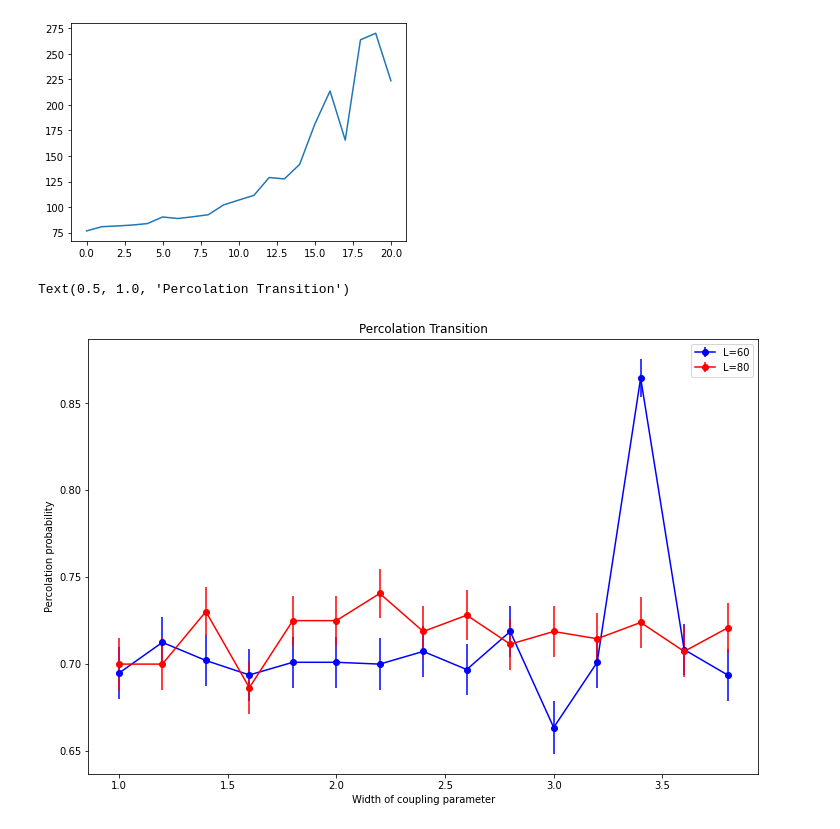
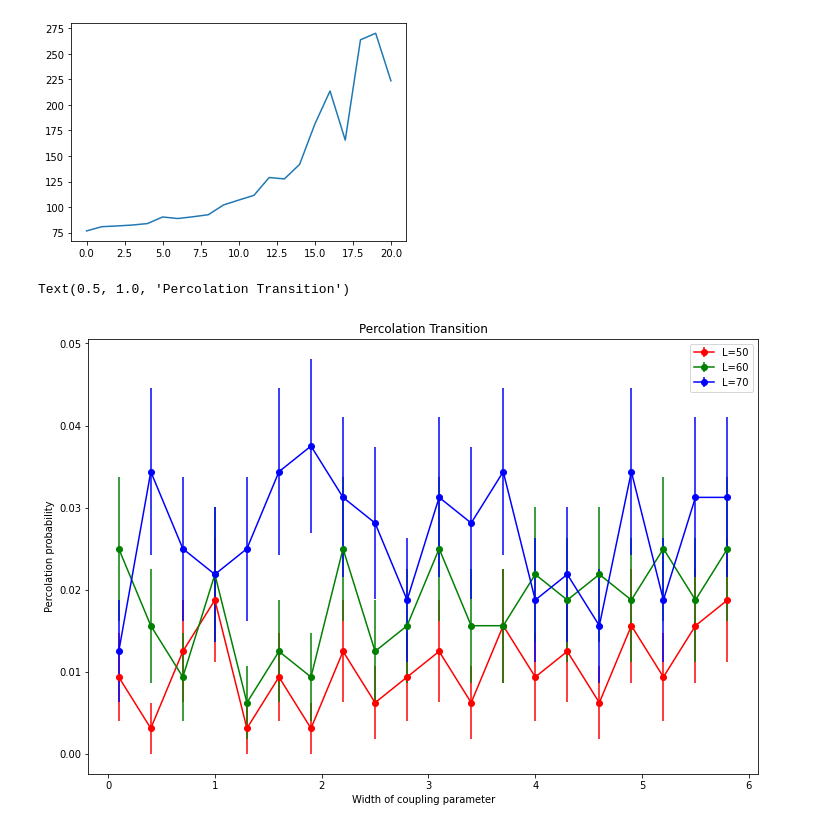
Before and after one commit to tsgaurav/Ising_RSRG, a Jupyter notebook: Bdry_distribution.ipynb, the cells around one changed output. Saved outputs shown, nothing was run; the diff lists cells and outputs as text; code cells hidden in the pictures.

```diff
--- a/Bdry_distribution.ipynb
+++ b/Bdry_distribution.ipynb
@@ -308,25 +401,16 @@ for ind, L in enumerate(L_list):
     mean_clust_size = []
     cdf_max = []
     for index, w in enumerate(w_vals_comp[ind]):
-        #if not index%3==0: continue
-        #if not index==3: continue
+        #if not index%2==0: continue
+        if not index==3: continue
         cmap_L = cm.get_cmap(cmap_type[L])
-        norm = plt.Normalize(2, 3)
+        norm = plt.Normalize(1, 4)
         hist, bin_edges = np.histogram(clust_size_list_comp[ind][index], density=True, bins=40)
         width = bin_edges[1]-bin_edges[0]
         x = bin_edges[1:]-width/2
-        #ax0.plot(bin_edges[1:]-width/2, hist,color=cmap_L(norm(w)), marker='o')
+        ax0.scatter(x, hist)
 
-        cdf = np.cumsum(hist)
-        #ax0.plot(x,cdf, color=cmap_L(norm(w)))
-        smooth = gaussian_filter1d(cdf, 1)
-        #ax0.plot(x, smooth, color=cmap_L(norm(w)), linestyle='--')
-        second_der = np.gradient(np.gradient(smooth))
-        #ax1 = ax0.twinx()
-        #ax1.plot(x,second_der, color=cmap_L(norm(w)))
-        a = np.diff(np.sign(np.diff(second_der))).nonzero()[0] + 1
-        #plt.scatter(x[a], second_der[a])
-        infl_size = second_der[a[-2]]-second_der[a[-1]]
+        infl_size = get_distribution_curvature(hist, bin_edges)
         curve_check.append(infl_size)
         #cdf_max.append(cdf[-1])
         #Attempt at doing statistics on cluster sizes
@@ -349,7 +433,7 @@ for ind, L in enumerate(L_list):
         hist, bin_edges = np.histogram(clust_size_list_bdry_comp[ind][index], density=True, bins=40)
         width = bin_edges[1]-bin_edges[0]
         x = bin_edges[1:]-width/2
-        #ax0.plot(bin_edges[1:]-width/2, hist,color=cmap_L(norm(w)), marker='^', linestyle='--')
+        ax0.plot(x, hist, marker='x', linestyle='')
         cdf = np.cumsum(hist)
         smooth = gaussian_filter1d(cdf, 1)
         second_der = np.gradient(np.gradient(smooth))
@@ -359,8 +443,8 @@ for ind, L in enumerate(L_list):
 
     #ax0.plot(w_vals_comp[ind], mean_clust_size, c=c_dict[L], marker='o')
     #ax0.scatter(w_vals_comp[ind], cdf_max, c=c_dict[L], marker='o')
-    ax0.scatter(w_vals_comp[ind], curve_check, c=c_dict[L], marker='o')
-    ax0.scatter(w_vals_comp[ind], curve_check_bdry, c=c_dict[L], marker='x')
+    #ax0.scatter(w_vals_comp[ind], curve_check, c=c_dict[L], marker='o')
+    #ax0.scatter(w_vals_comp[ind], curve_check_bdry, c=c_dict[L], marker='x')
     #fig, ax = plt.subplots(figsize=(6, 1))
     #fig.subplots_adjust(bottom=0.5)
     #cb1 = mpl.colorbar.ColorbarBase(ax, cmap=cmap_L,
@@ -369,7 +453,7 @@ for ind, L in enumerate(L_list):
 
 ax0.set_title("Distribution of Cluster Sizes")
 #ax0.xscale('log')
-#ax0.set_yscale('log')
+ax0.set_yscale('log')
 #plt.legend()
-plt.xlim(2,4)
+#plt.xlim(2,4)
 # %% [output]
@@ -404,8 +487,13 @@ def check_percolation_strip(clust_dict, L, width):
     return False
 # %%
 plt.figure(figsize=(12, 8))
-c_dict = {60:'blue', 80:'red', 100:'green'}
-for L in [60, 80]:
+#c_dict = {60:'blue', 80:'red', 100:'green'}
+L_list = [50, 60, 70]
+perc_prob_comp = []
+perc_w_vals_comp = []
+
+
+for L in L_list:
     fixed_length_slice = log_file[lambda df: (df['L'] == L)]
     ts_list = fixed_length_slice['ts'].tolist()
     w_vals = fixed_length_slice['w_bdry'].tolist()
@@ -418,7 +506,7 @@ for L in [60, 80]:
 
     for index, ts in enumerate(ts_list):
 
-        with open(run_dir+"IsingB_2D_clusters_"+str(ts)+".pkl", "rb") as fp:
+        with open(run_dir+"LIsingB_2D_clusters_"+str(ts)+".pkl", "rb") as fp:
             clust_list_final = pickle.load(fp)
 
         #print(input_dict)
@@ -430,31 +518,33 @@ for L in [60, 80]:
             reverse_list_temp = core_pair[1]
             clust_dict_list+=clust_list_temp
             reverse_dict_list+=reverse_list_temp
 
         perc_prob_temp = np.array([check_percolation_strip(clust, L, 0) for clust in clust_dict_list])
 
         p_perc_clust.append(perc_prob_temp.mean())
         p_perc_clust_err.append(perc_prob_temp.std()/np.sqrt(n_runs_list[index] - 1))
         c_list.append(c_dict[L])
 
     #plt.scatter(w_vals, p_perc_clust, c=c_list, label="L="+str(L))
     #plt.errorbar(w_vals, p_perc_clust, yerr=p_perc_clust_err, c=c_dict[L], label="L="+str(L))
 
     sorted_y = np.array([x for _,x in sorted(zip(w_vals,p_perc_clust))])
     sorted_y_err = np.array([x for _,x in sorted(zip(w_vals,p_perc_clust_err))])
     sorted_x = np.array(sorted(w_vals))
     plt.errorbar(sorted_x, sorted_y, c=c_dict[L], label="L="+str(L), marker='o', yerr=sorted_y_err)
 
+    perc_prob_comp.append(sorted_y)
+    perc_w_vals_comp.append(sorted_x)
     #x_lin = np.linspace(1.4, 3.8, 200)
     #plt.plot(x_lin, sigmoid_func(x_lin, *popt))
 
 
 plt.legend()
 plt.ylabel("Percolation probability")
 plt.xlabel("Width of coupling parameter")
 plt.title("Percolation Transition")
 
 #Width=0, transition in between w=2.52 and w=2.56 region (run_set_1)
 # %% [output]
 Text(0.5, 1.0, 'Percolation Transition')
-[figure, old version]
+[figure, new version]
```
Also changed, not shown: parts of 18 cells of this notebook, 4 other files.
